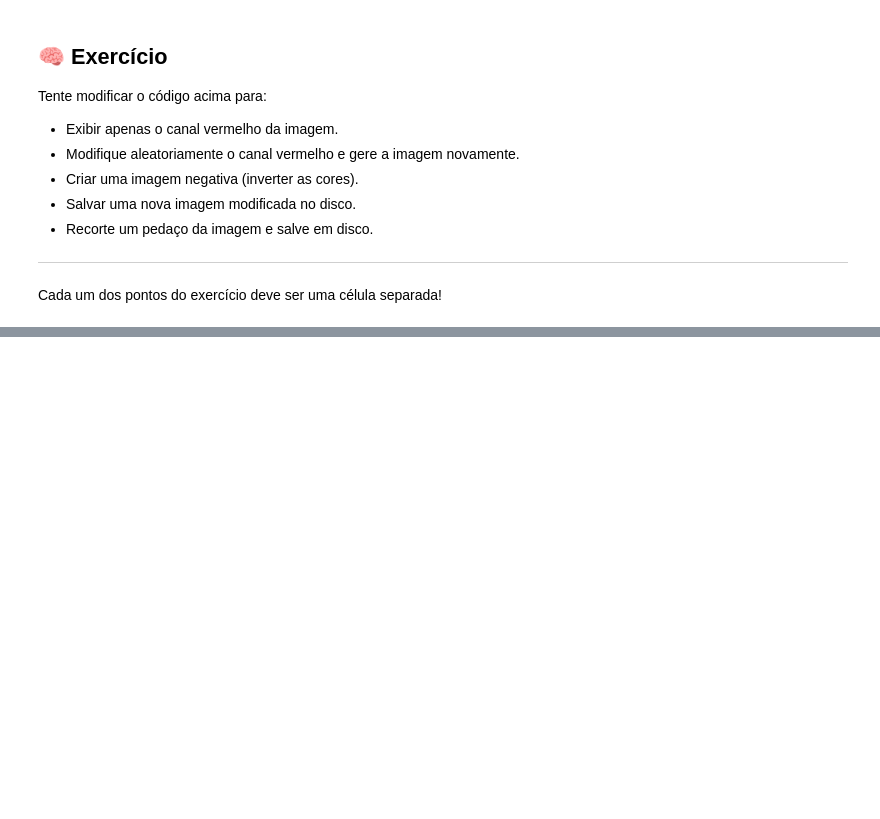
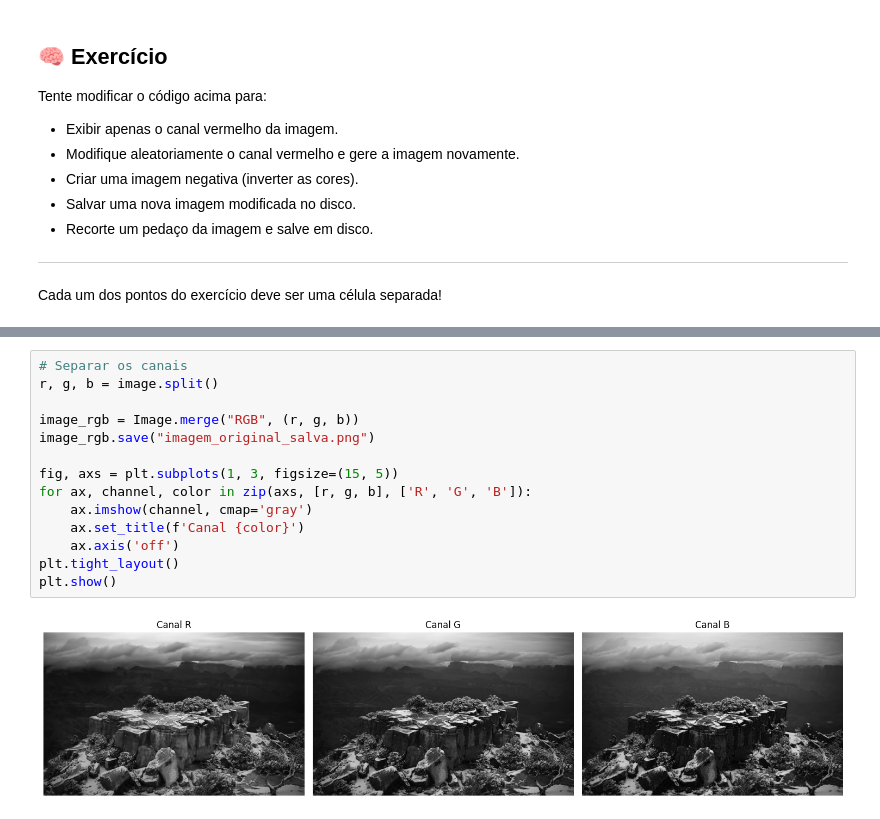
Before and after one commit to computacao-aplicada/lab01-intro-Lucascarvalho2503, a Jupyter notebook: Cópia_de_Aula01_Introducao.ipynb, the cells around one changed output, grey strips where cells are left out. Drawn from its saved outputs; the diff is of its cells as text; blank space fills up the shorter version.

```diff
--- a/Cópia_de_Aula01_Introducao.ipynb
+++ b/Cópia_de_Aula01_Introducao.ipynb
@@ -102,0 +156,16 @@ Cada um dos pontos do exercício deve ser uma célula separada!
+# %%
+# Separar os canais
+r, g, b = image.split()
+
+image_rgb = Image.merge("RGB", (r, g, b))
+image_rgb.save("imagem_original_salva.png")
+
+fig, axs = plt.subplots(1, 3, figsize=(15, 5))
+for ax, channel, color in zip(axs, [r, g, b], ['R', 'G', 'B']):
+    ax.imshow(channel, cmap='gray')
+    ax.set_title(f'Canal {color}')
+    ax.axis('off')
+plt.tight_layout()
+plt.show()
+# %% [output]
+[figure, added]
```
Also changed, not shown: parts of 7 cells of this notebook.
